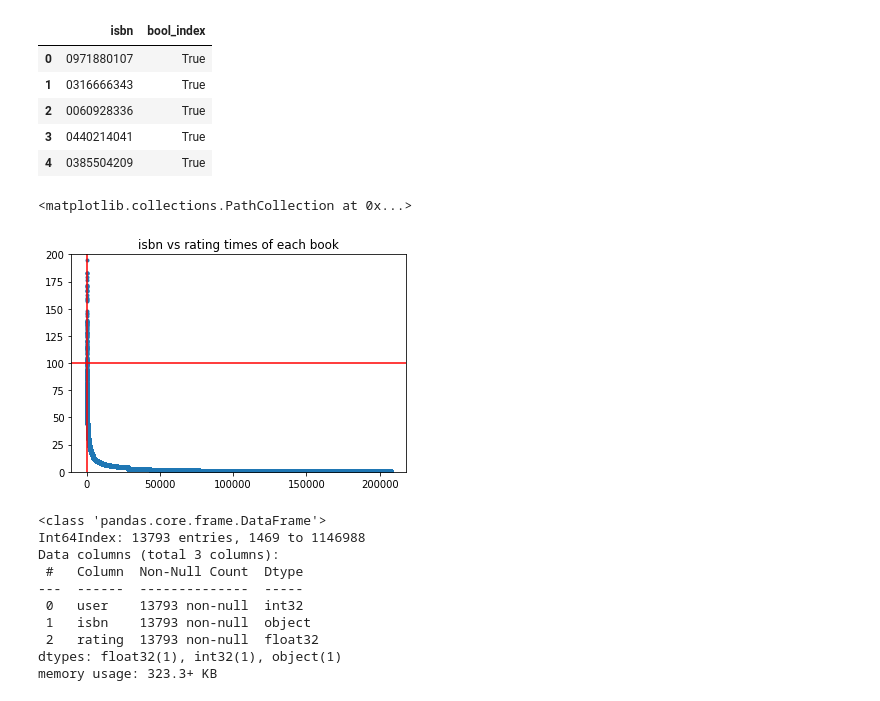
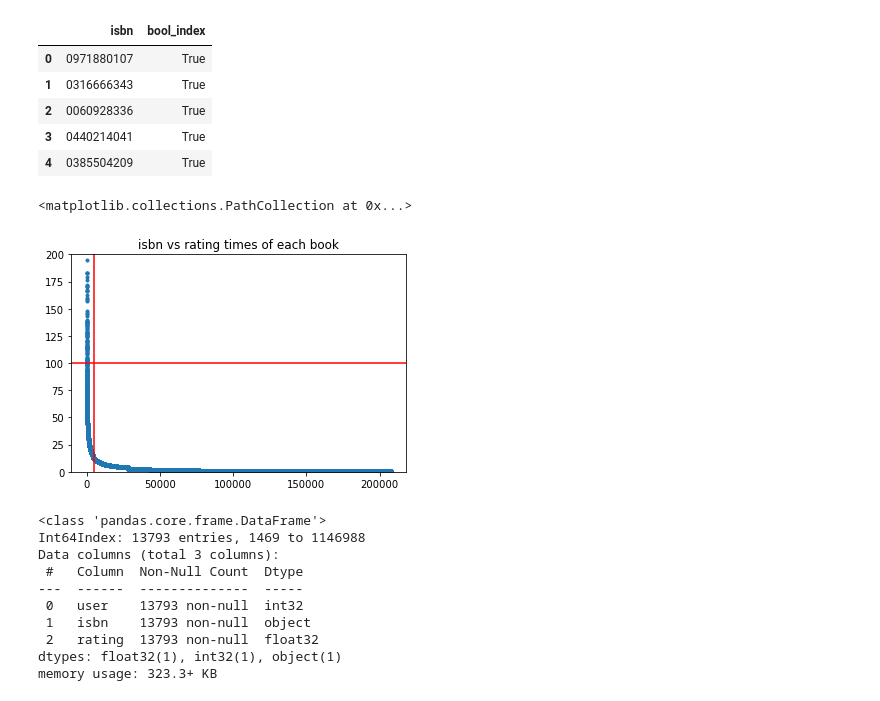
Before and after one commit to petert92/book_recommendation_knn, a Jupyter notebook: fcc_book_recommendation_knn_final.ipynb, the cells around one changed output. Drawn from its saved outputs; the diff is of its cells as text; code cells hidden in the pictures.

```diff
--- a/fcc_book_recommendation_knn_final.ipynb
+++ b/fcc_book_recommendation_knn_final.ipynb
@@ -215,15 +219,15 @@ isbn_more100ratings.head()
 | 3 | 0440214041 | True |
 | 4 | 0385504209 | True |
 # %%
-# Plot books vs rating times of each one, before apply the filter
+# Plot books vs rating times of each one, before apply the filter | horizontal red line is isbn count = 100 | vertical red line are the 5000 books more times rated
 x = df_ratings_users['isbn'].value_counts().index
 y = df_ratings_users['isbn'].value_counts()
 plt.axhline(y = 100, color = 'r', linestyle = '-')
-plt.axvline(x= 5, color= 'r', linestyle= '-')
+plt.axvline(x= 5000, color= 'r', linestyle= '-')
 plt.ylim(0, 200)
 plt.title("isbn vs rating times of each book")
 plt.scatter(range(len(x)), y, marker='.')
 # %% [output]
 <matplotlib.collections.PathCollection at 0x...>
-[figure, old version]
+[figure, new version]
 # %%
```
Also changed, not shown: parts of 14 cells of this notebook.
